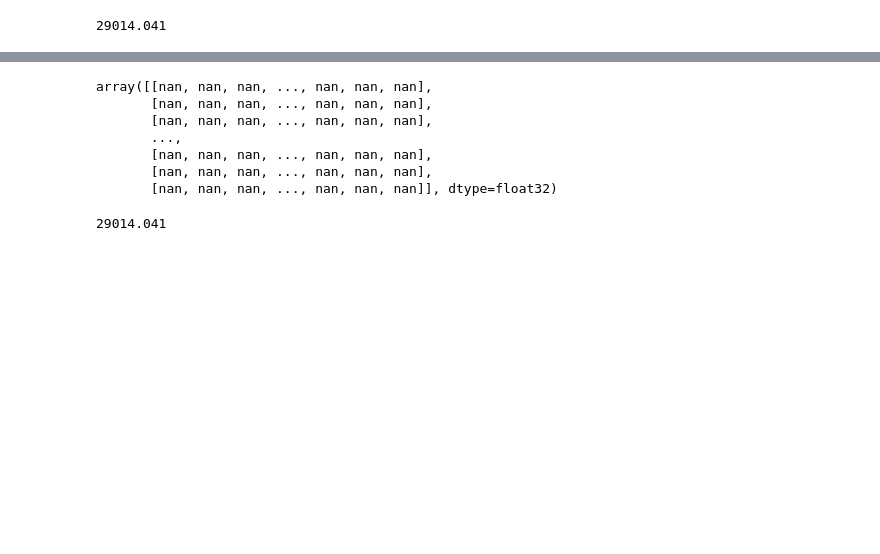
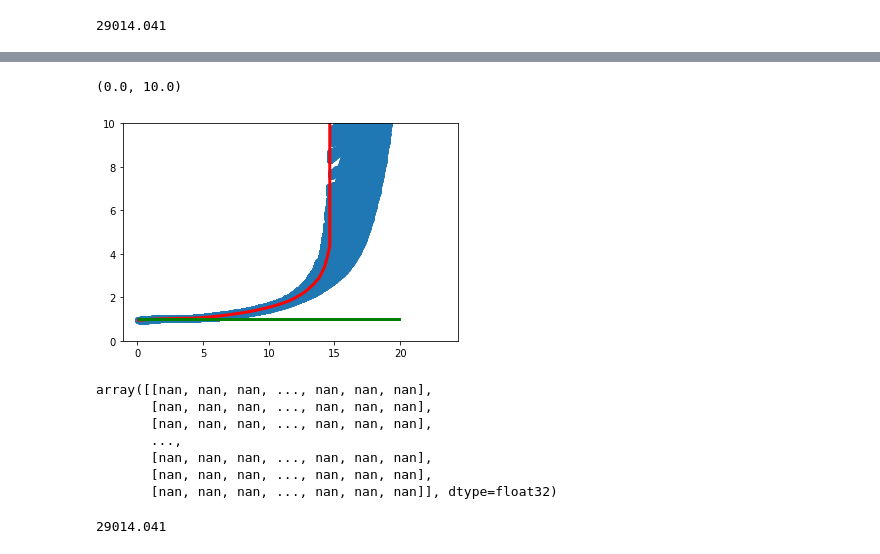
Before and after one commit to volodymyrss/planets, a Jupyter notebook: planets.ipynb, the cells around one changed output, grey strips where cells are left out. Drawn from its saved outputs; the diff is of its cells as text; code cells hidden in the pictures; blank space fills up the shorter version.

```diff
--- a/planets.ipynb
+++ b/planets.ipynb
@@ -609,3 +724,35 @@ plt.contourf(
+# %%
+deg_from_scx = (((i_i - np.mean(i_i)) * isgri_deg_per_pix)**2 + ((i_j - np.mean(i_j)) * isgri_deg_per_pix)**2)**0.5
+
+plt.figure()
+
+_x = np.linspace(0, 20, 100)
+x = []
+y = []
+
+normed_var = isgri_var/np.nanmin(isgri_var) / 1.2
+
+for x1, x2 in zip(_x[:-1], _x[1:]):
+    m = (deg_from_scx.flatten() > x1) & (deg_from_scx.flatten()<=x2)
+    y.append(normed_var.flatten()[m].mean()**0.5)
+    x.append((x1+x2)/2.)
+
+plt.scatter(
+    deg_from_scx.flatten(),
+    normed_var.flatten()**0.5,
+)
+
+deg_off_scx = np.array(x)
+sensitivity_isgri_vs_off_scx = interp1d(x, np.array(y), bounds_error=False)
+
+
+plt.plot(deg_off_scx, sensitivity_vs_off_scx(deg_off_scx), lw=3, c='r')
+plt.plot(x, np.array(y)*0 + 1, lw=3, c='g')
+
+plt.ylim([0,10])
+# %% [output]
+(0.0, 10.0)
+[figure, added]
 # %%
 #(isgri_var/np.nanmin(isgri_var))**0.5
 # %% [output]
```
Also changed, not shown: parts of 12 cells of this notebook, 2 other files.
